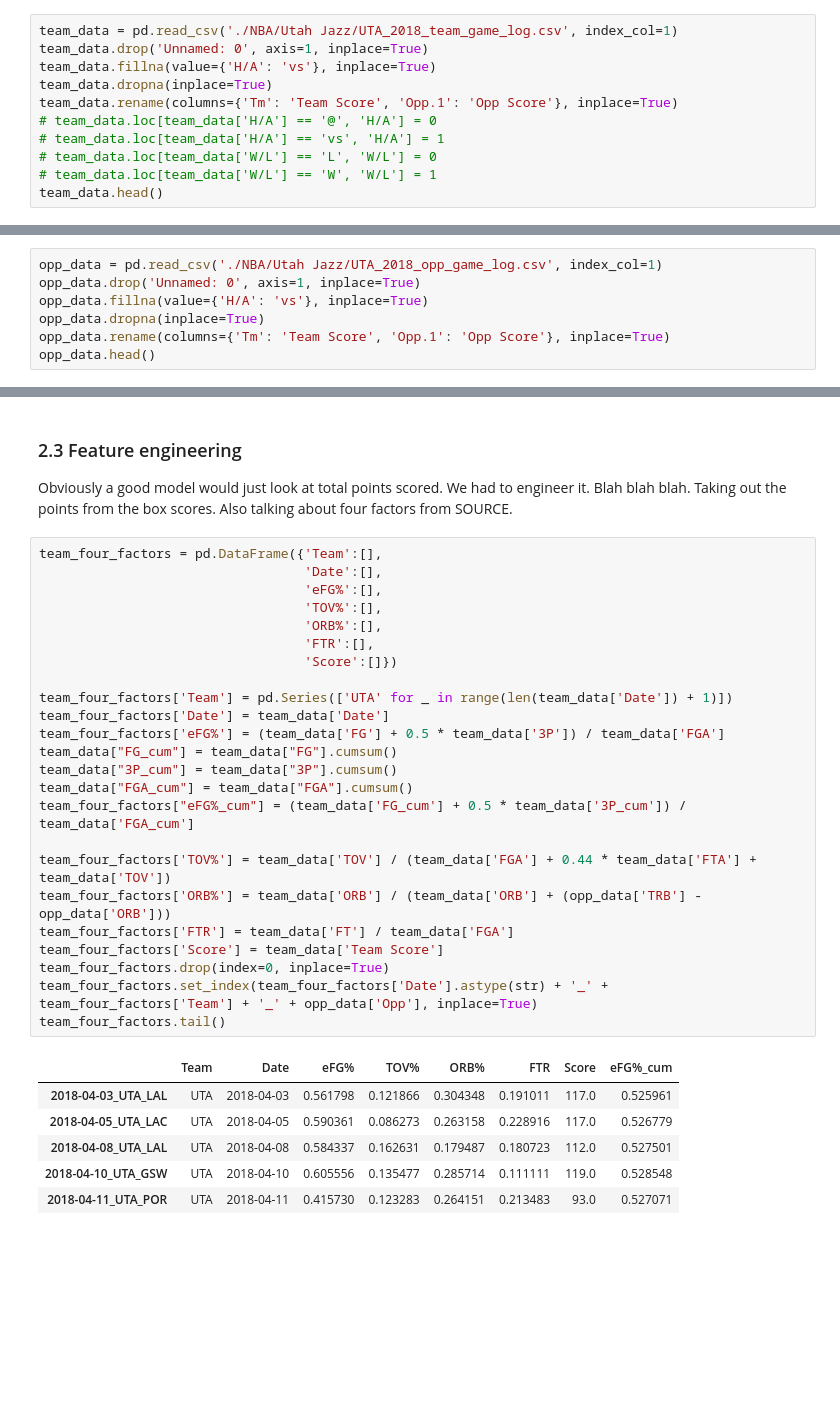
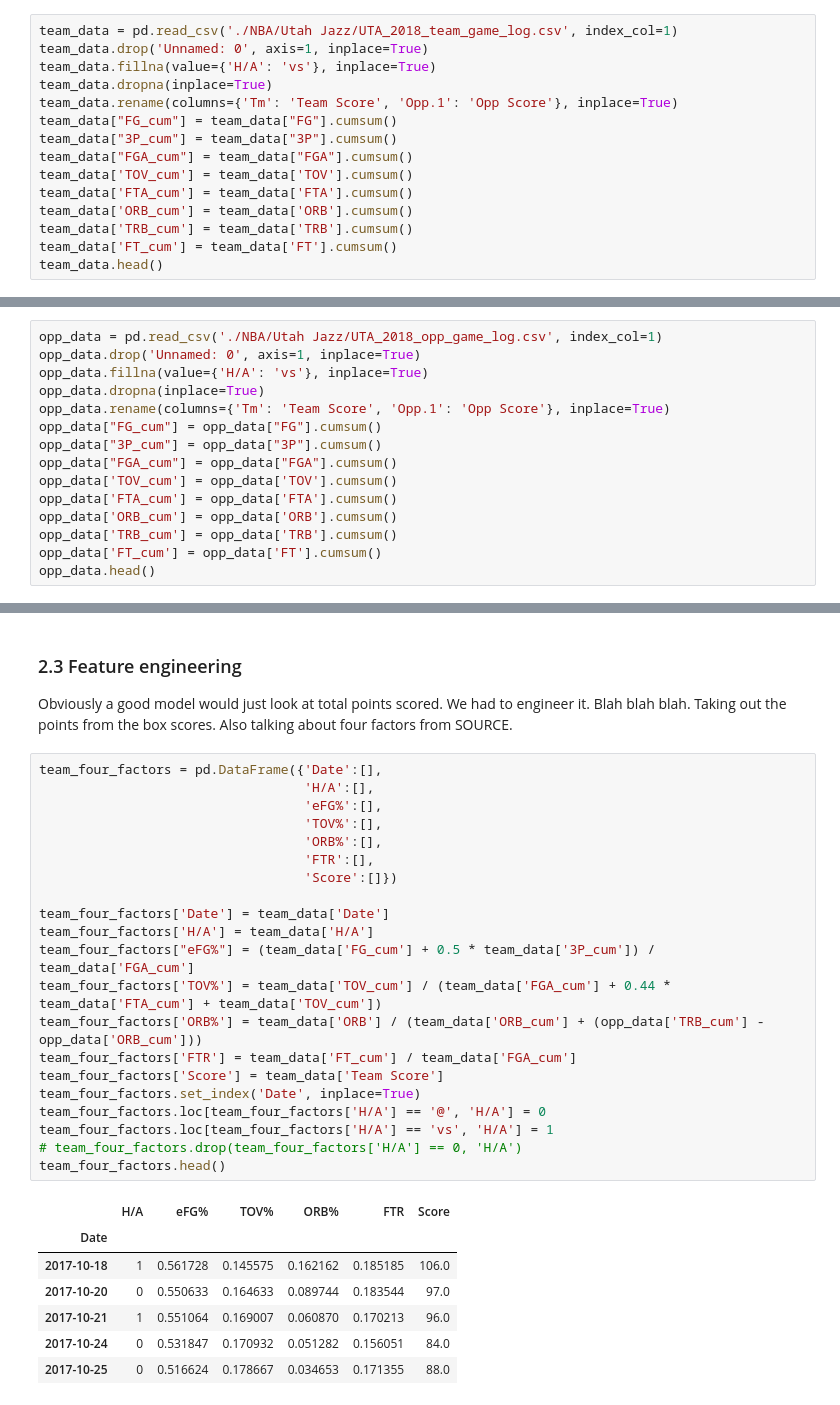
Before and after one commit to zachjoachim7/Volume3PortfolioProject, a Jupyter notebook: Volume 3 Portfolio Project Data Cleaning.ipynb, the cells around one changed output, grey strips where cells are left out. Cells and saved outputs as stored; diff of their text form; blank space fills up the shorter version.

```diff
--- a/Volume 3 Portfolio Project Data Cleaning.ipynb
+++ b/Volume 3 Portfolio Project Data Cleaning.ipynb
@@ -30,10 +31,14 @@ team_data.drop('Unnamed: 0', axis=1, inplace=True)
 team_data.fillna(value={'H/A': 'vs'}, inplace=True)
 team_data.dropna(inplace=True)
 team_data.rename(columns={'Tm': 'Team Score', 'Opp.1': 'Opp Score'}, inplace=True)
-# team_data.loc[team_data['H/A'] == '@', 'H/A'] = 0
-# team_data.loc[team_data['H/A'] == 'vs', 'H/A'] = 1
-# team_data.loc[team_data['W/L'] == 'L', 'W/L'] = 0
-# team_data.loc[team_data['W/L'] == 'W', 'W/L'] = 1
+team_data["FG_cum"] = team_data["FG"].cumsum()
+team_data["3P_cum"] = team_data["3P"].cumsum()
+team_data["FGA_cum"] = team_data["FGA"].cumsum()
+team_data['TOV_cum'] = team_data['TOV'].cumsum()
+team_data['FTA_cum'] = team_data['FTA'].cumsum()
+team_data['ORB_cum'] = team_data['ORB'].cumsum()
+team_data['TRB_cum'] = team_data['TRB'].cumsum()
+team_data['FT_cum'] = team_data['FT'].cumsum()
 team_data.head()
 # %% [output]
 |  | Date | H/A | Opp | W/L | Team Score | Opp Score | FG | FGA | FG% | 3P | ... |
@@ -50,6 +55,14 @@ opp_data.drop('Unnamed: 0', axis=1, inplace=True)
 opp_data.fillna(value={'H/A': 'vs'}, inplace=True)
 opp_data.dropna(inplace=True)
 opp_data.rename(columns={'Tm': 'Team Score', 'Opp.1': 'Opp Score'}, inplace=True)
+opp_data["FG_cum"] = opp_data["FG"].cumsum()
+opp_data["3P_cum"] = opp_data["3P"].cumsum()
+opp_data["FGA_cum"] = opp_data["FGA"].cumsum()
+opp_data['TOV_cum'] = opp_data['TOV'].cumsum()
+opp_data['FTA_cum'] = opp_data['FTA'].cumsum()
+opp_data['ORB_cum'] = opp_data['ORB'].cumsum()
+opp_data['TRB_cum'] = opp_data['TRB'].cumsum()
+opp_data['FT_cum'] = opp_data['FT'].cumsum()
 opp_data.head()
 # %% [output]
 |  | Date | H/A | Opp | W/L | Team Score | Opp Score | FG | FGA | FG% | 3P | ... |
@@ -64,33 +77,31 @@ opp_data.head()
 ### 2.3 Feature engineering
 Obviously a good model would just look at total points scored. We had to engineer it.  Blah blah blah. Taking out the points from the box scores. Also talking about four factors from SOURCE.
 # %%
-team_four_factors = pd.DataFrame({'Team':[],
-                                  'Date':[],
+team_four_factors = pd.DataFrame({'Date':[],
+                                  'H/A':[],
                                   'eFG%':[],
                                   'TOV%':[],
                                   'ORB%':[],
                                   'FTR':[],
                                   'Score':[]})
 
-team_four_factors['Team'] = pd.Series(['UTA' for _ in range(len(team_data['Date']) + 1)])
 team_four_factors['Date'] = team_data['Date']
-team_four_factors['eFG%'] = (team_data['FG'] + 0.5 * team_data['3P']) / team_data['FGA']
-team_data["FG_cum"] = team_data["FG"].cumsum()
-team_data["3P_cum"] = team_data["3P"].cumsum()
-team_data["FGA_cum"] = team_data["FGA"].cumsum()
-team_four_factors["eFG%_cum"] = (team_data['FG_cum'] + 0.5 * team_data['3P_cum']) / team_data['FGA_cum']
-
-team_four_factors['TOV%'] = team_data['TOV'] / (team_data['FGA'] + 0.44 * team_data['FTA'] + team_data['TOV'])
-team_four_factors['ORB%'] = team_data['ORB'] / (team_data['ORB'] + (opp_data['TRB'] - opp_data['ORB']))
-team_four_factors['FTR'] = team_data['FT'] / team_data['FGA']
+team_four_factors['H/A'] = team_data['H/A']
+team_four_factors["eFG%"] = (team_data['FG_cum'] + 0.5 * team_data['3P_cum']) / team_data['FGA_cum']
+team_four_factors['TOV%'] = team_data['TOV_cum'] / (team_data['FGA_cum'] + 0.44 * team_data['FTA_cum'] + team_data['TOV_cum'])
+team_four_factors['ORB%'] = team_data['ORB'] / (team_data['ORB_cum'] + (opp_data['TRB_cum'] - opp_data['ORB_cum']))
+team_four_factors['FTR'] = team_data['FT_cum'] / team_data['FGA_cum']
 team_four_factors['Score'] = team_data['Team Score']
-team_four_factors.drop(index=0, inplace=True)
-team_four_factors.set_index(team_four_factors['Date'].astype(str) + '_' + team_four_factors['Team'] + '_' + opp_data['Opp'], inplace=True)
-team_four_factors.tail()
+team_four_factors.set_index('Date', inplace=True)
+team_four_factors.loc[team_four_factors['H/A'] == '@', 'H/A'] = 0
+team_four_factors.loc[team_four_factors['H/A'] == 'vs', 'H/A'] = 1
+# team_four_factors.drop(team_four_factors['H/A'] == 0, 'H/A')
+team_four_factors.head()
 # %% [output]
-|  | Team | Date | eFG% | TOV% | ORB% | FTR | Score | eFG%_cum |
-| 2018-04-03_UTA_LAL | UTA | 2018-04-03 | 0.561798 | 0.121866 | 0.304348 | 0.191011 | 117.0 | 0.525961 |
-| 2018-04-05_UTA_LAC | UTA | 2018-04-05 | 0.590361 | 0.086273 | 0.263158 | 0.228916 | 117.0 | 0.526779 |
-| 2018-04-08_UTA_LAL | UTA | 2018-04-08 | 0.584337 | 0.162631 | 0.179487 | 0.180723 | 112.0 | 0.527501 |
-| 2018-04-10_UTA_GSW | UTA | 2018-04-10 | 0.605556 | 0.135477 | 0.285714 | 0.111111 | 119.0 | 0.528548 |
-| 2018-04-11_UTA_POR | UTA | 2018-04-11 | 0.415730 | 0.123283 | 0.264151 | 0.213483 | 93.0 | 0.527071 |
+|  | H/A | eFG% | TOV% | ORB% | FTR | Score |
+| Date |  |  |  |  |  |  |
+| 2017-10-18 | 1 | 0.561728 | 0.145575 | 0.162162 | 0.185185 | 106.0 |
+| 2017-10-20 | 0 | 0.550633 | 0.164633 | 0.089744 | 0.183544 | 97.0 |
+| 2017-10-21 | 1 | 0.551064 | 0.169007 | 0.060870 | 0.170213 | 96.0 |
+| 2017-10-24 | 0 | 0.531847 | 0.170932 | 0.051282 | 0.156051 | 84.0 |
+| 2017-10-25 | 0 | 0.516624 | 0.178667 | 0.034653 | 0.171355 | 88.0 |
```
Also changed, not shown: parts of 9 cells of this notebook.
